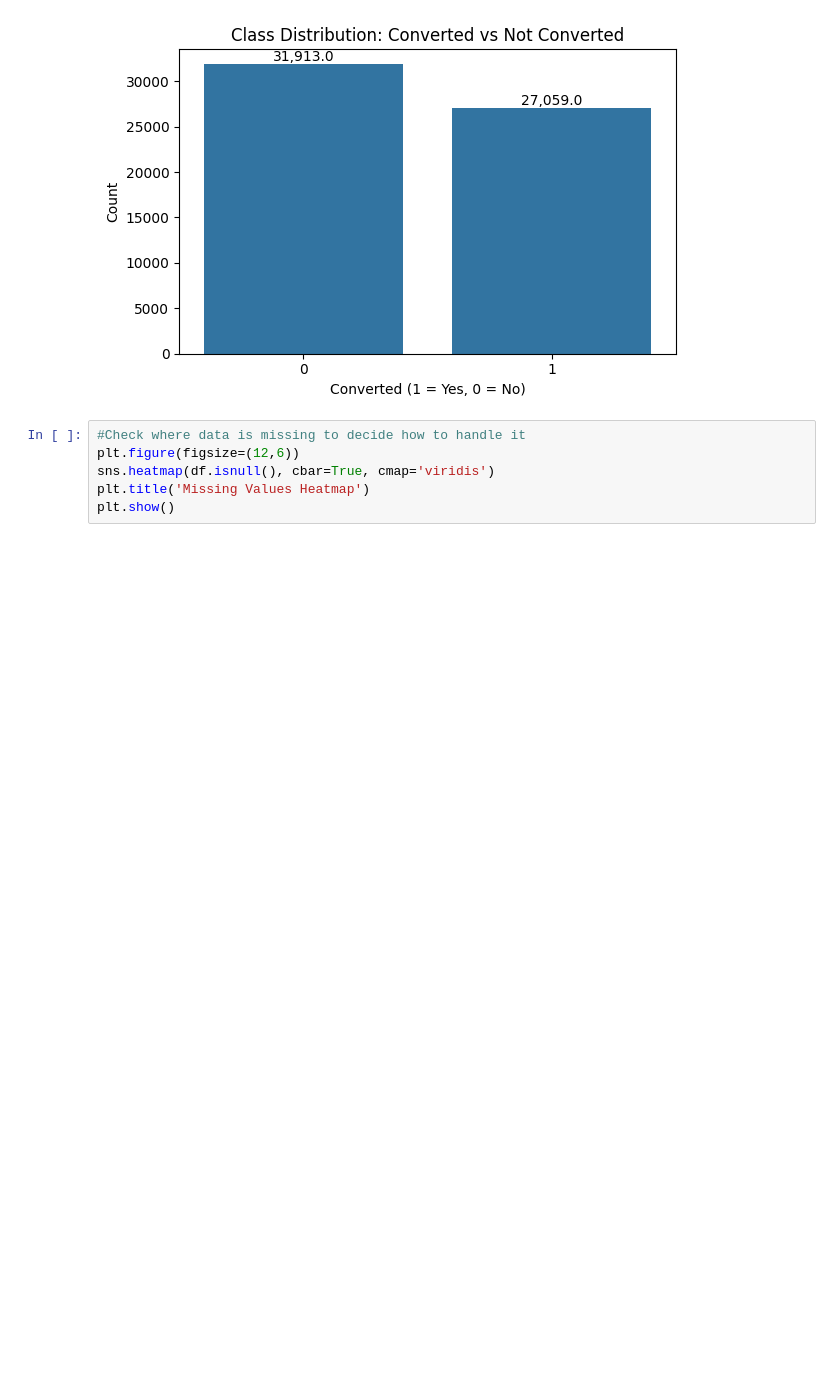
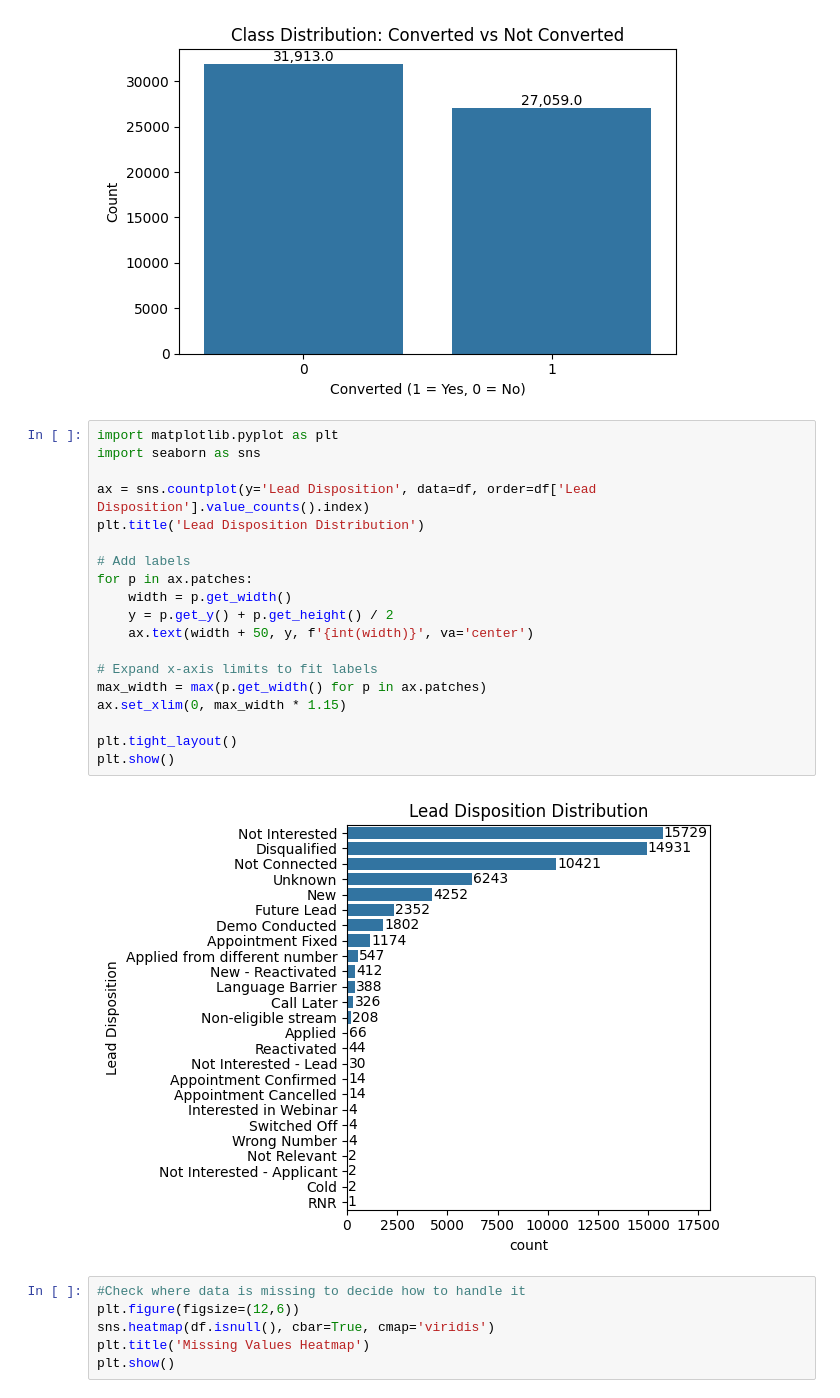
Before and after one commit to mindah-roche/lead-churn-prediction, a Jupyter notebook: Churn Prediction.ipynb, the cells around one changed output. Cells and saved outputs as stored; diff of their text form; blank space fills up the shorter version.

```diff
--- a/Churn Prediction.ipynb
+++ b/Churn Prediction.ipynb
@@ -311,6 +311,27 @@ plt.tight_layout()
 plt.show()
 # %% [output]
 [figure]
+# %%
+import matplotlib.pyplot as plt
+import seaborn as sns
+
+ax = sns.countplot(y='Lead Disposition', data=df, order=df['Lead Disposition'].value_counts().index)
+plt.title('Lead Disposition Distribution')
+
+# Add labels
+for p in ax.patches:
+    width = p.get_width()
+    y = p.get_y() + p.get_height() / 2
+    ax.text(width + 50, y, f'{int(width)}', va='center')
+
+# Expand x-axis limits to fit labels
+max_width = max(p.get_width() for p in ax.patches)
+ax.set_xlim(0, max_width * 1.15)
+
+plt.tight_layout()
+plt.show()
+# %% [output]
+[figure, added]
 # %%
 #Check where data is missing to decide how to handle it
 plt.figure(figsize=(12,6))
```
Also changed, not shown: parts of 6 cells of this notebook.
